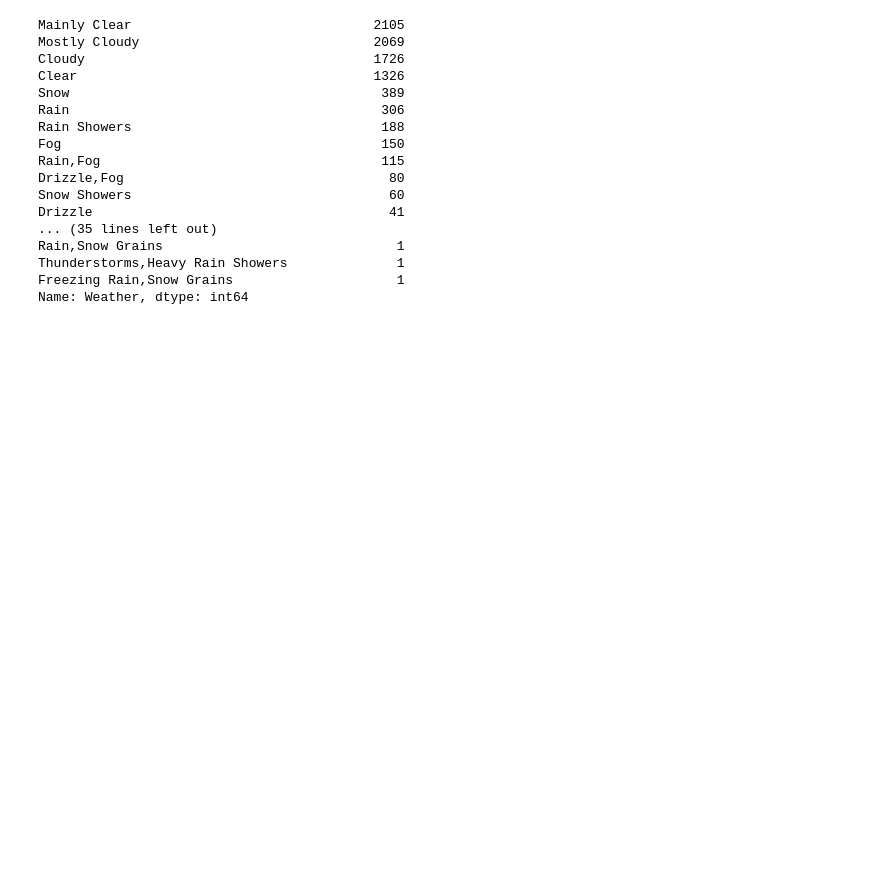
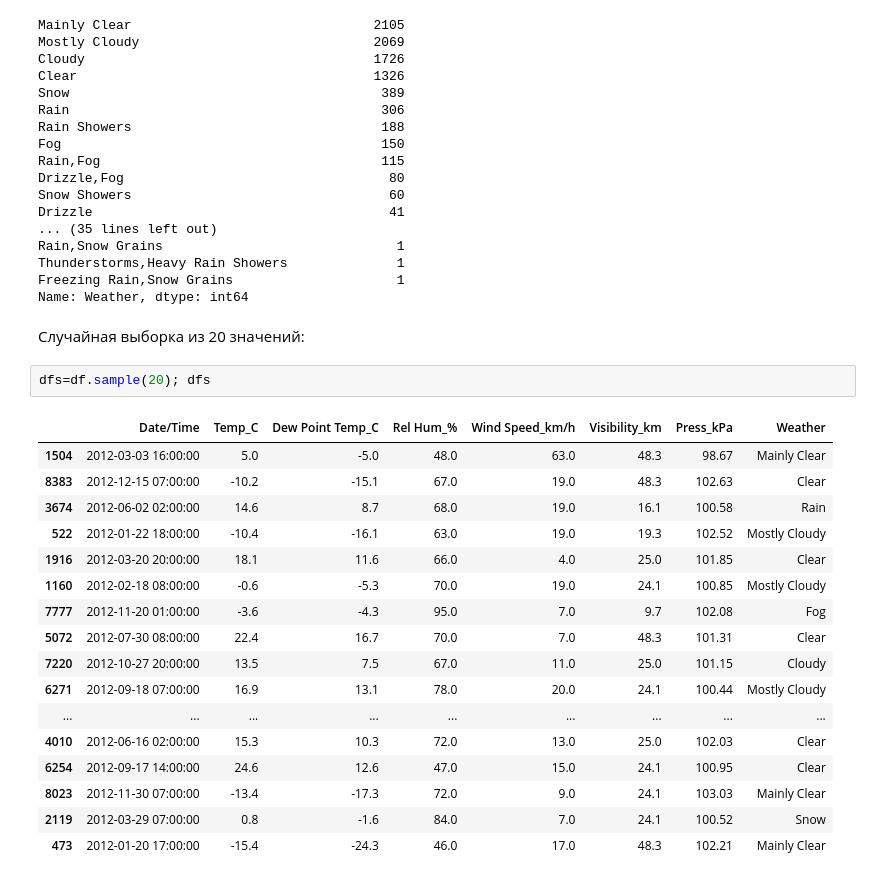
Before and after one commit to qitinnstud/myfirstexperience, a Jupyter notebook: For_homework2.ipynb, the cells around one changed output. Cells and saved outputs as stored; diff of their text form; blank space fills up the shorter version.

```diff
--- a/For_homework2.ipynb
+++ b/For_homework2.ipynb
@@ -159,3 +182,25 @@ Rain,Snow Grains                              1
 Thunderstorms,Heavy Rain Showers              1
 Freezing Rain,Snow Grains                     1
 Name: Weather, dtype: int64
+# %% [markdown]
+Случайная выборка из 20 значений:
+# %%
+dfs=df.sample(20); dfs
+# %% [output]
+|  | Date/Time | Temp_C | Dew Point Temp_C | Rel Hum_% | Wind Speed_km/h | Visibility_km | Press_kPa | Weather |
+| 1504 | 2012-03-03 16:00:00 | 5.0 | -5.0 | 48.0 | 63.0 | 48.3 | 98.67 | Mainly Clear |
+| 8383 | 2012-12-15 07:00:00 | -10.2 | -15.1 | 67.0 | 19.0 | 48.3 | 102.63 | Clear |
+| 3674 | 2012-06-02 02:00:00 | 14.6 | 8.7 | 68.0 | 19.0 | 16.1 | 100.58 | Rain |
+| 522 | 2012-01-22 18:00:00 | -10.4 | -16.1 | 63.0 | 19.0 | 19.3 | 102.52 | Mostly Cloudy |
+| 1916 | 2012-03-20 20:00:00 | 18.1 | 11.6 | 66.0 | 4.0 | 25.0 | 101.85 | Clear |
+| 1160 | 2012-02-18 08:00:00 | -0.6 | -5.3 | 70.0 | 19.0 | 24.1 | 100.85 | Mostly Cloudy |
+| 7777 | 2012-11-20 01:00:00 | -3.6 | -4.3 | 95.0 | 7.0 | 9.7 | 102.08 | Fog |
+| 5072 | 2012-07-30 08:00:00 | 22.4 | 16.7 | 70.0 | 7.0 | 48.3 | 101.31 | Clear |
+| 7220 | 2012-10-27 20:00:00 | 13.5 | 7.5 | 67.0 | 11.0 | 25.0 | 101.15 | Cloudy |
+| 6271 | 2012-09-18 07:00:00 | 16.9 | 13.1 | 78.0 | 20.0 | 24.1 | 100.44 | Mostly Cloudy |
+| ... | ... | ... | ... | ... | ... | ... | ... | ... |
+| 4010 | 2012-06-16 02:00:00 | 15.3 | 10.3 | 72.0 | 13.0 | 25.0 | 102.03 | Clear |
+| 6254 | 2012-09-17 14:00:00 | 24.6 | 12.6 | 47.0 | 15.0 | 24.1 | 100.95 | Clear |
+| 8023 | 2012-11-30 07:00:00 | -13.4 | -17.3 | 72.0 | 9.0 | 24.1 | 103.03 | Mainly Clear |
+| 2119 | 2012-03-29 07:00:00 | 0.8 | -1.6 | 84.0 | 7.0 | 24.1 | 100.52 | Snow |
+| 473 | 2012-01-20 17:00:00 | -15.4 | -24.3 | 46.0 | 17.0 | 48.3 | 102.21 | Mainly Clear |
```
Also changed, not shown: parts of 9 cells of this notebook.
